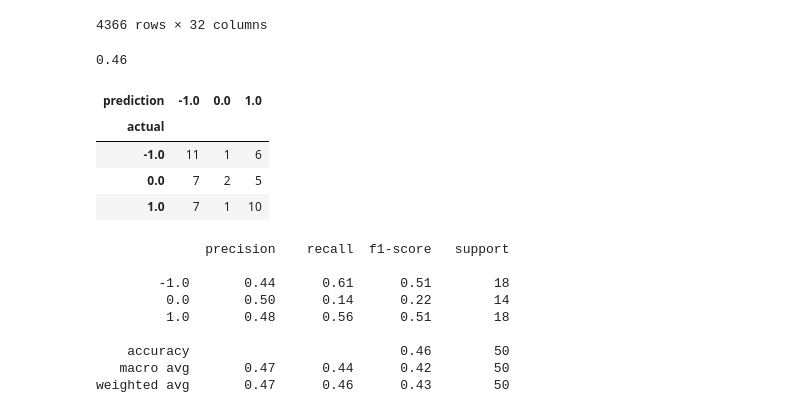
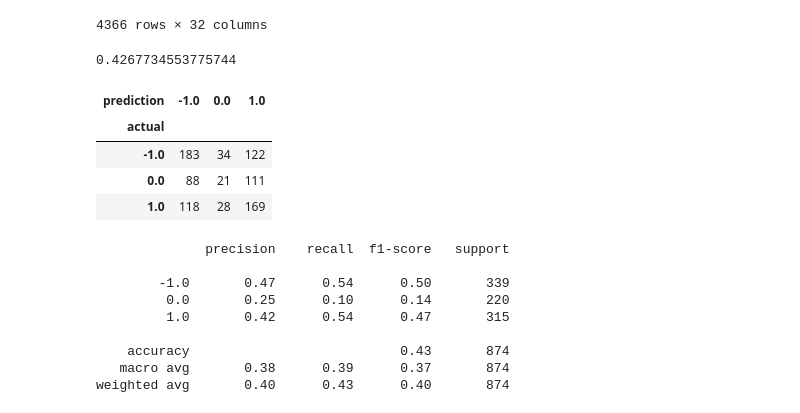
Before and after one commit to cschneggenburger/group-2-project-2, a Jupyter notebook: epl_2/model_2.ipynb, the cells around one changed output. Saved outputs shown, nothing was run; the diff lists cells and outputs as text; code cells hidden in the pictures.

Commit message:
added train_test_split

```diff
--- a/epl_2/model_2.ipynb
+++ b/epl_2/model_2.ipynb
@@ -196,32 +182,49 @@ rf_model = rf_model.fit(train[predictors], train["target"])
+# %%
+#random forest classifier
+# Define the list of predictors including venue code, opponent code, hour, and day code.
+predictors = ["venue_code", "opp_code", "hour", "day_code"]
+
+# Define the features (predictors) and the target variable
+X = matches[predictors]
+y = matches["target"]
+
+# Split the data into training and testing sets with a ratio of 80% training and 20% testing
+X_train, X_test, y_train, y_test = train_test_split(X, y, test_size=0.2, random_state=1)
+
+# Initialize a Random Forest classifier with 50 trees, minimum samples split of 10, and a fixed random state.
+rf_model = RandomForestClassifier(n_estimators=50, min_samples_split=10, random_state=1)
+
+# Train the Random Forest classifier on the training data using specified predictors.
+rf_model = rf_model.fit(X_train, y_train)
 # %%
 # Generate predictions using the trained Random Forest classifier on the test data using specified predictors.
-preds = rf_model.predict(test[predictors])
+preds = rf_model.predict(X_test)
 # %%
 # measurements of model accuracy
-acc = accuracy_score(test["target"], preds)
+acc = accuracy_score(y_test, preds)
 acc
 # %% [output]
-0.46
+0.4267734553775744
 # %%
-# Create a contingency table showing the counts of actual versus predicted labels.
-combined = pd.DataFrame(dict(actual=test["target"], prediction=preds))
+# Create a contingency table showing the counts of actual versus predicted labels
+combined = pd.DataFrame({"actual": y_test, "prediction": preds})
 pd.crosstab(index=combined["actual"], columns=combined["prediction"])
 # %% [output]
 | prediction | -1.0 | 0.0 | 1.0 |
 | actual |  |  |  |
-| -1.0 | 11 | 1 | 6 |
-| 0.0 | 7 | 2 | 5 |
-| 1.0 | 7 | 1 | 10 |
+| -1.0 | 183 | 34 | 122 |
+| 0.0 | 88 | 21 | 111 |
+| 1.0 | 118 | 28 | 169 |
 # %%
 # Generate classification report
-print(classification_report(test["target"], preds))
+print(classification_report(y_test, preds))
 # %% [output]
               precision    recall  f1-score   support
 
-        -1.0       0.44      0.61      0.51        18
-         0.0       0.50      0.14      0.22        14
-         1.0       0.48      0.56      0.51        18
+        -1.0       0.47      0.54      0.50       339
+         0.0       0.25      0.10      0.14       220
+         1.0       0.42      0.54      0.47       315
 
-    accuracy                           0.46        50
-   macro avg       0.47      0.44      0.42        50
-weighted avg       0.47      0.46      0.43        50
+    accuracy                           0.43       874
+   macro avg       0.38      0.39      0.37       874
+weighted avg       0.40      0.43      0.40       874
```
Also changed, not shown: parts of 1 cell of this notebook.
